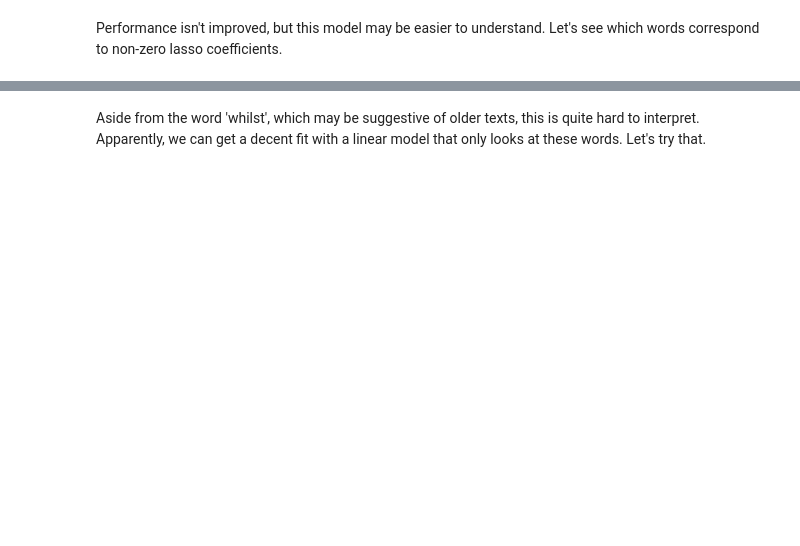
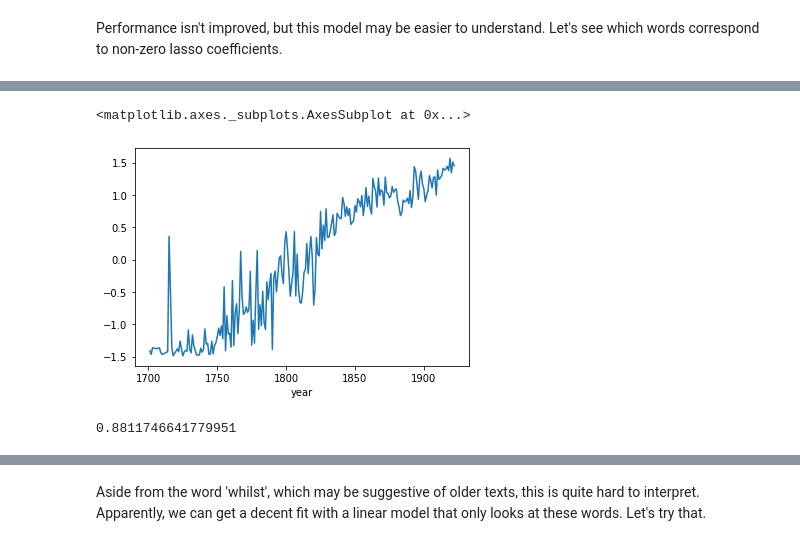
Before and after one commit to bencwallace/doc2date, a Jupyter notebook: doc2date.ipynb, the cells around one changed output, grey strips where cells are left out. Drawn from its saved outputs; the diff is of its cells as text; code cells hidden in the pictures; blank space fills up the shorter version.

```diff
--- a/doc2date.ipynb
+++ b/doc2date.ipynb
@@ -221,7 +196,7 @@ from sklearn.model_selection import train_test_split
 from sklearn.preprocessing import StandardScaler
 from sklearn.linear_model import LinearRegression
 
-# X_scaled = StandardScaler().fit_transform(X_norm)
+X_scaled = StandardScaler().fit_transform(X_norm)
 X_train, X_test, y_train, y_test = train_test_split(X_norm, y, test_size=0.2)
 # %%
 reg = LinearRegression()
@@ -281,0 +271,12 @@ plt.plot(y, X_norm[:, word2token['she']])
+# %%
+sns.lineplot(y, X_scaled[:, word2token['"']])
+# %% [output]
+<matplotlib.axes._subplots.AxesSubplot at 0x...>
+[figure, added]
+# %%
+lr = LinearRegression()
+tok = word2token['"']
+lr.fit(X_train[:, tok].reshape(-1, 1), y_train)
+lr.score(X_test[:, tok].reshape(-1, 1), y_test)
+# %% [output]
+0.8811746641779951
```
Also changed, not shown: parts of 37 cells of this notebook.
